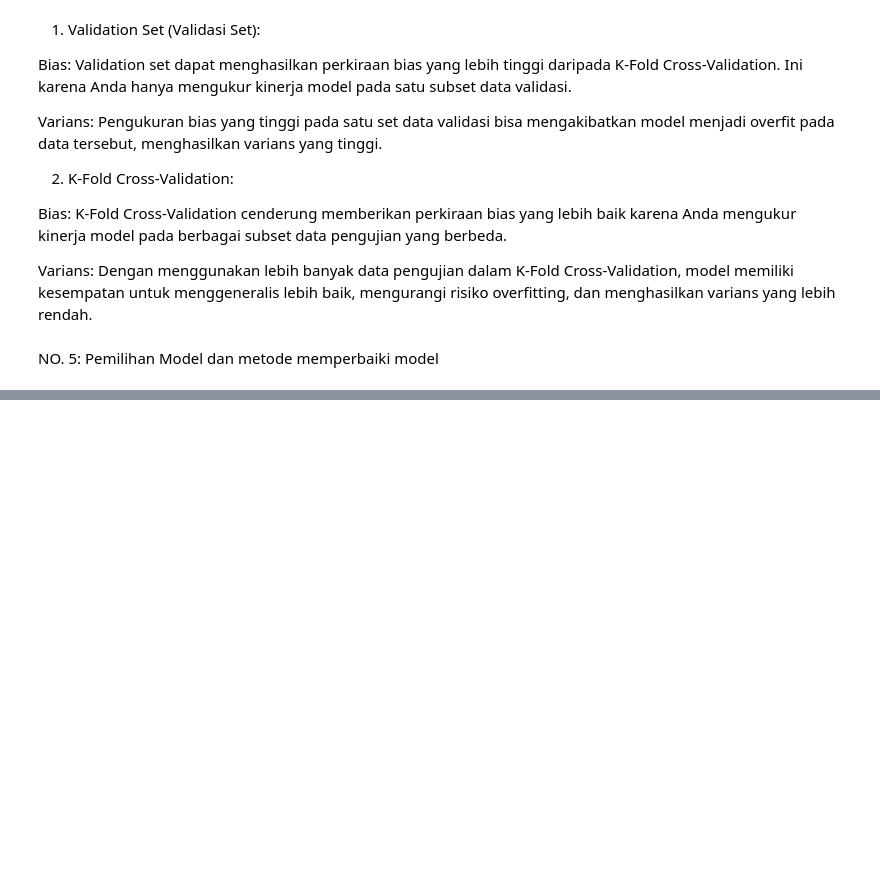
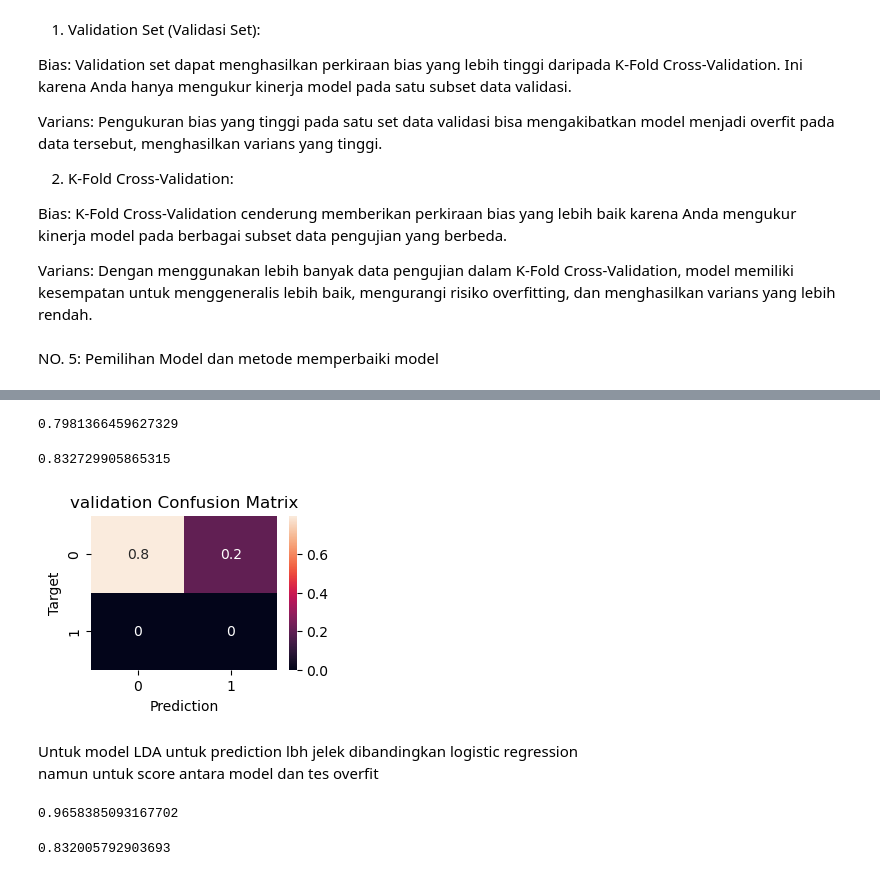
Before and after one commit to alfredwisana/machine_learning, a Jupyter notebook: logistic regression UTS ml.ipynb, the cells around one changed output, grey strips where cells are left out. Drawn from its saved outputs; the diff is of its cells as text; code cells hidden in the pictures; blank space fills up the shorter version.

```diff
--- a/logistic regression UTS ml.ipynb
+++ b/logistic regression UTS ml.ipynb
@@ -300,0 +304,5 @@ NO. 5: Pemilihan Model dan metode memperbaiki model
+# %%
+gaussianNB = GaussianNB()
+# %%
+gaussianNB.fit(X_train,y_train)
+gaussianNB_y_pred_val = gaussianNB.predict(X_val)
@@ -300,0 +327,10 @@ NO. 5: Pemilihan Model dan metode memperbaiki model
+# %%
+LDA = LinearDiscriminantAnalysis()
+# %%
+LDA.fit(X_train,y_train)
+LDA_y_pred_val = LDA.predict(X_val)
+# %%
+LDA_acc_score = accuracy_score(y_val,LDA_y_pred_val)
+LDA_acc_score
+# %% [output]
+0.7981366459627329
@@ -300,0 +339,18 @@ NO. 5: Pemilihan Model dan metode memperbaiki model
+# %%
+LDA_acc_score_test = accuracy_score(y_test,LDA_y_pred_test)
+LDA_acc_score_test
+# %% [output]
+0.832729905865315
+# %%
+cf = confusion_matrix(y_val, LDA_y_pred_val, normalize='true')
+plt.figure(figsize=(3,2))
+sns.heatmap(cf, annot=True)
+plt.xlabel('Prediction')
+plt.ylabel('Target')
+plt.title('{} Confusion Matrix'.format('validation'));
+# %% [output]
+[figure, added]
+# %% [markdown]
+Untuk model LDA untuk prediction lbh jelek dibandingkan logistic regression
+<br>
+namun untuk score antara model dan tes overfit
@@ -300,0 +362,5 @@ NO. 5: Pemilihan Model dan metode memperbaiki model
+# %%
+QDA_acc_score = accuracy_score(y_val,QDA_y_pred_val)
+QDA_acc_score
+# %% [output]
+0.9658385093167702
@@ -300,0 +369,5 @@ NO. 5: Pemilihan Model dan metode memperbaiki model
+# %%
+QDA_acc_score_test = accuracy_score(y_test,QDA_y_pred_test)
+QDA_acc_score_test
+# %% [output]
+0.832005792903693
```
Also changed, not shown: parts of 18 cells of this notebook.
